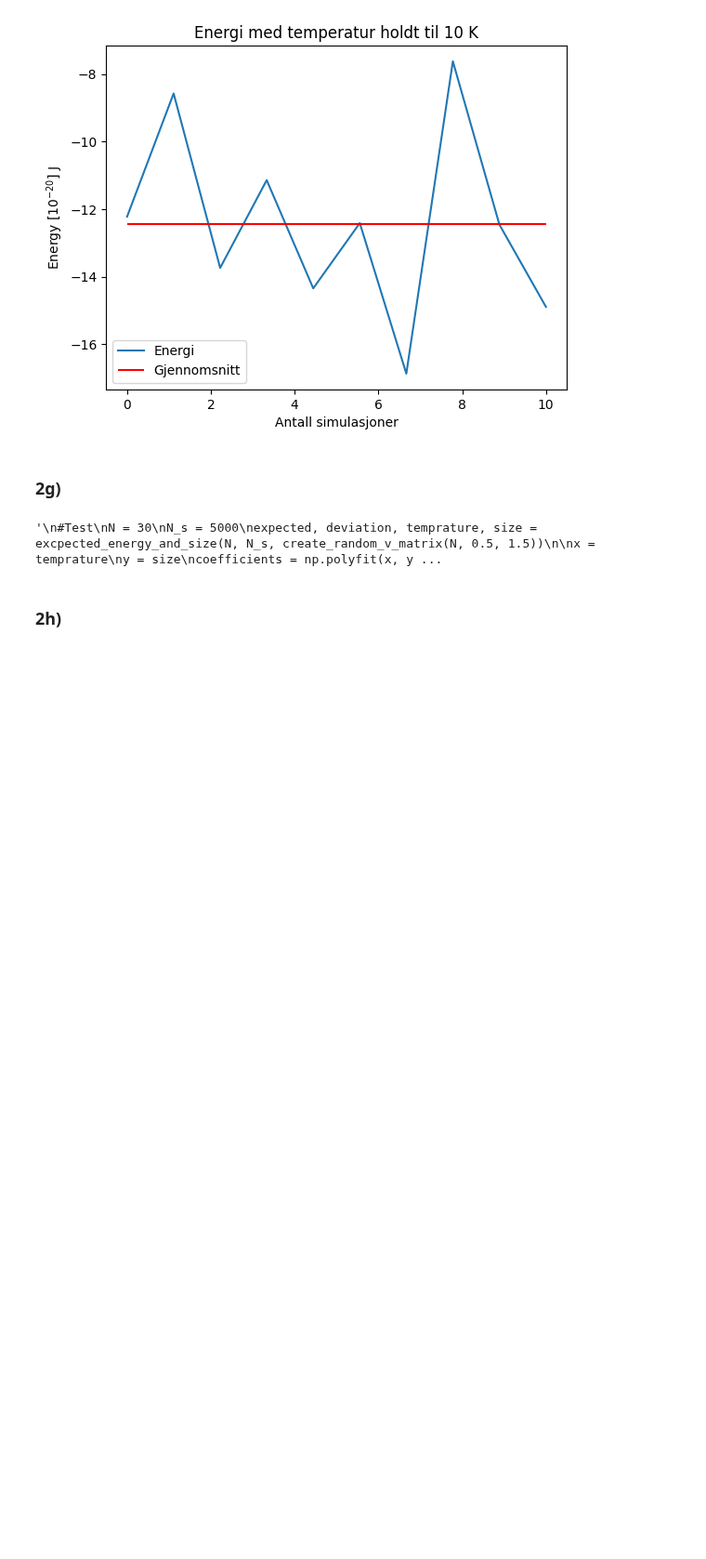
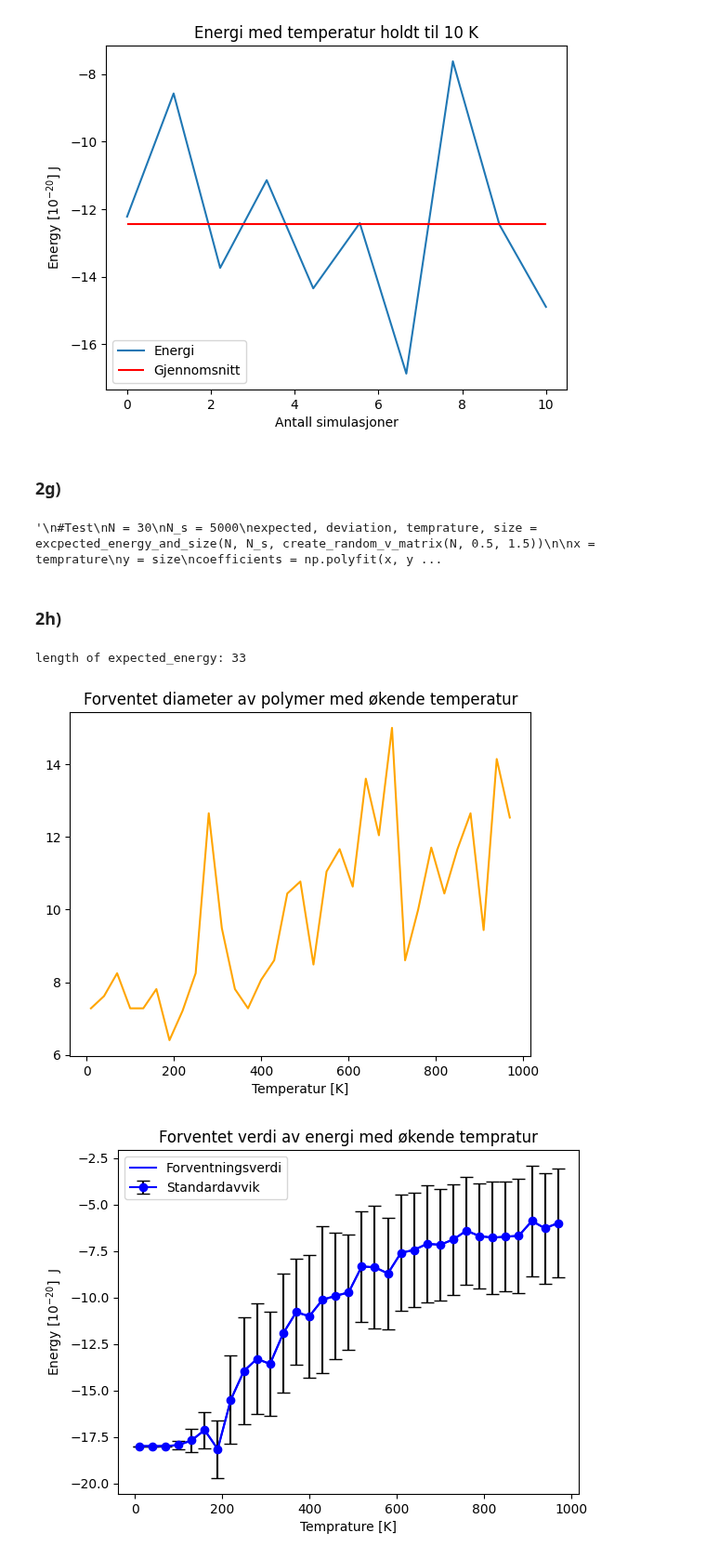
Before and after one commit to villi02/TMA4320-Introduksjon-til-vitenskapelige-beregninger-prosjekter, a Jupyter notebook: oppgave.ipynb, the cells around one changed output. Shown at 93% size. Cells and saved outputs as stored; diff of their text form; code cells hidden in the pictures; blank space fills up the shorter version.

```diff
--- a/oppgave.ipynb
+++ b/oppgave.ipynb
@@ -775,21 +775,43 @@ def expected_energy_and_size_decreasing(N: int, N_s: int, V_matrix: list[int]) -
     expected_energy = []
     expected_size = []
     deviation = []
-    next_polymer = polymer1
 
     # Reverse the temperature array to start from the highest temperature
     temperature_reversed = temperature[::-1]
 
     # For-loop that iterates through each randomized polymer for each temperature, starting from the highest
-    for i in temperature_reversed:
-        polymer_array, energy_array = algorithm2(polymer1, N_s, V_matrix, i)
+    for i in range(len(temperature_reversed)):
+        polymer_array, energy_array = algorithm2(polymer1, N_s, V_matrix, temperature_reversed[i])
         energy_array = energy_array[1000:]  # Exclude first 1000 simulations
-        polymer_array_sliced = polymer_array[1000:]  # Apply the same exclusion to polymer_array if needed
         expected_energy.append(np.mean(energy_array))
         deviation.append(np.std(energy_array))
-        expected_size.append(max_distance(polymer_array_sliced))
+        expected_size.append(max_distance(polymer_array))
         polymer1 = polymer_array
 
-
-
-    return expected_energy, deviation, temperature, expected_size
+    print(f"length of expected_energy: {len(expected_energy)}")
+    return expected_energy, deviation, temperature_reversed, expected_size
+# %%
+#Test
+N = 30
+N_s = 5000
+expected_energy, deviation, temperature_reversed, size = expected_energy_and_size_decreasing(N, N_s, create_X_matrix(N,1))
+
+plt.plot(temperature_reversed, size, label= "Forventet størrelse", color = "orange")
+#plt.plot(temperature_reversed, y_pred, label= "Lin. reg.", color = "blue")
+#plt.hlines(np.mean(energies_at_10),0,10, color = "r", label = "Gjennomsnitt")
+plt.title("Forventet diameter av polymer med økende temperatur")
+plt.xlabel("Temperatur [K]")
+#plt.ylabel(r'Size') har ikke regnet ut den faktiske størrelsen ennå
+plt.show()
+
+plt.plot(temperature_reversed,expected_energy, label= "Forventningsverdi", color = "b")
+plt.errorbar(temperature_reversed,expected_energy, yerr= (deviation), fmt='-o', color = "b", ecolor = "black",capsize=5, label='Standardavvik')
+plt.title("Forventet verdi av energi med økende tempratur")
+plt.xlabel("Temprature [K]")
+plt.ylabel(r'Energy [$10^{-20}$]  J')
+plt.legend()
+plt.show()
+# %% [output]
+length of expected_energy: 33
+[figure, added]
+[figure, added]
```
